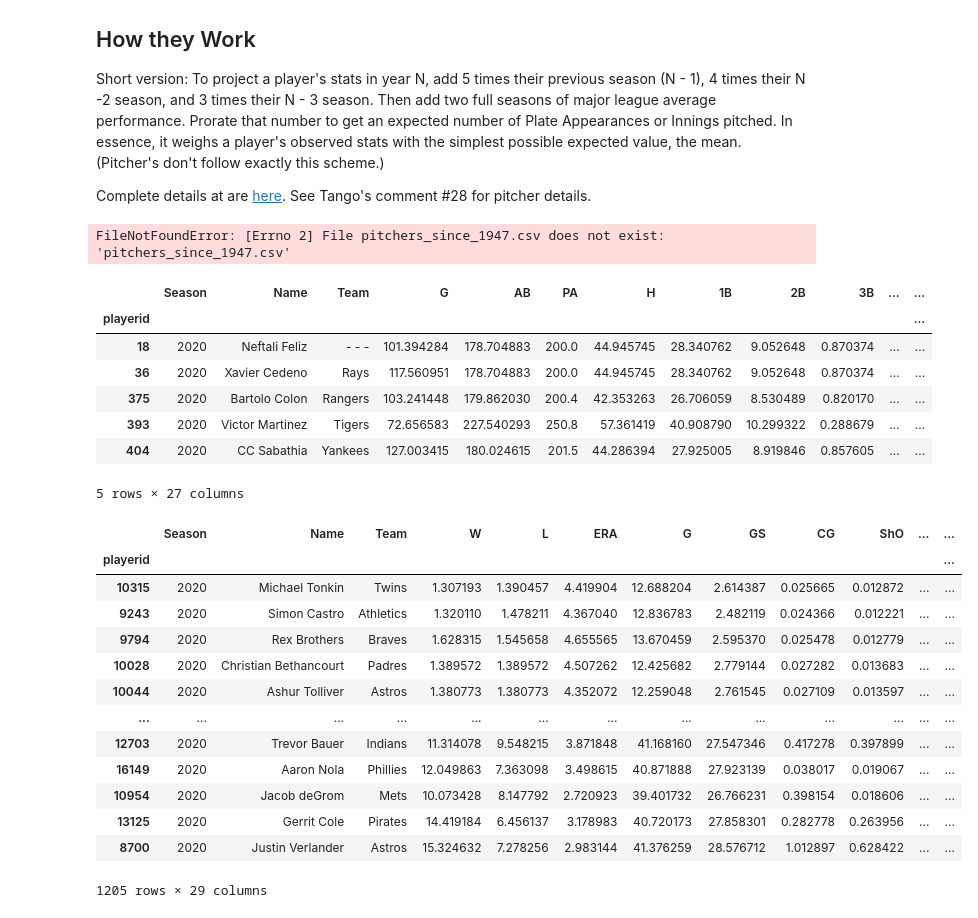
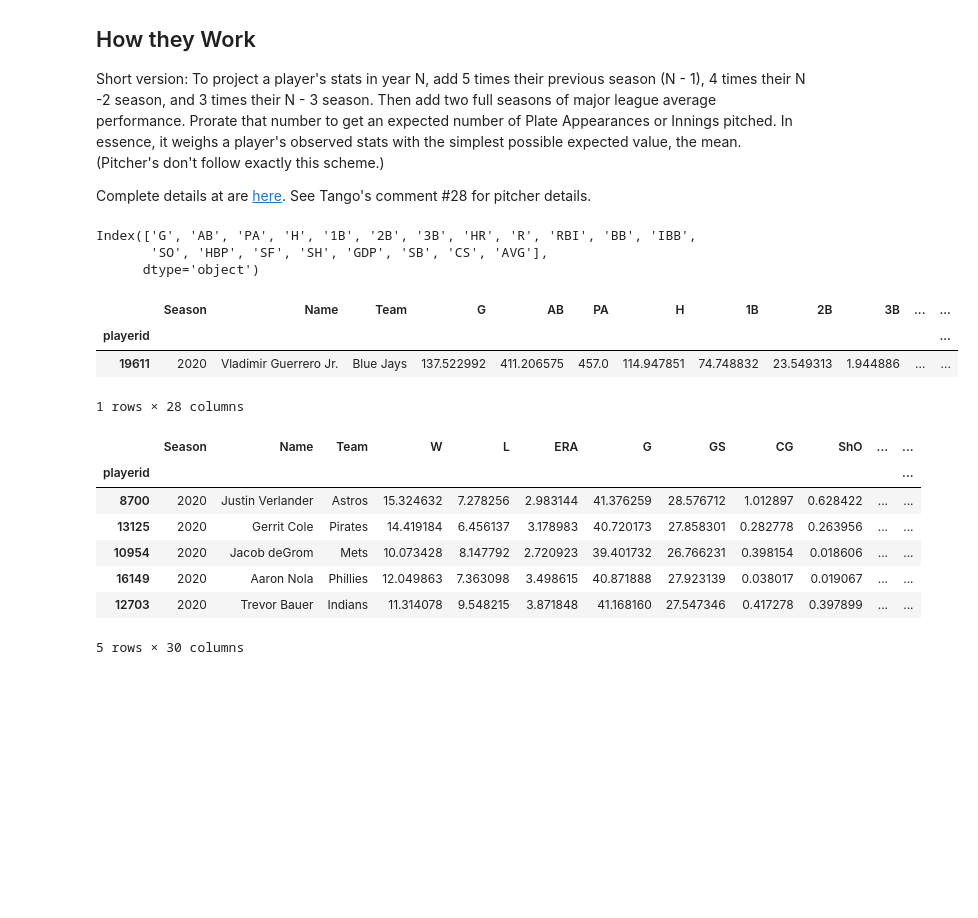
Before and after one commit to philosofool/phi_baseball, a Jupyter notebook: forecast/MarcelForcast.ipynb, the cells around one changed output. Cells and saved outputs as stored; diff of their text form; code cells hidden in the pictures; blank space fills up the shorter version.

Commit message:
Add age data csv; Update MarcelForcast.ipynb

```diff
--- a/forecast/MarcelForcast.ipynb
+++ b/forecast/MarcelForcast.ipynb
@@ -574,46 +588,47 @@ class MarcelForecaster:
         row[self.hit_good_stats] = row[self.hit_good_stats].apply(lambda x: x*(1+age_adj))
         row[self.hit_bad_stats] = row[self.hit_bad_stats].apply(lambda x: x*(1-age_adj))
         return row
-# %%
-marcel = MarcelForecaster('pitchers_since_1947.csv','hitters_since_1947.csv')
-marcel.hitter_stat_cols
-# %% [output]
-FileNotFoundError: [Errno 2] File pitchers_since_1947.csv does not exist: 'pitchers_since_1947.csv'
+# %%
+hitters = pd.read_csv('../data/hitters_since_1947.csv')
+pitchers = pd.read_csv('../data/pitchers_since_1947.csv')
+hitter_ages = pd.read_csv('../data/all_hitter_ages.csv')
+pitcher_ages = pd.read_csv('../data/all_pitcher_ages.csv')
+
+hitters = pd.merge(hitters, hitter_ages[['Season','playerid','Age']], how='left',on=['playerid','Season'])
+pitchers = pd.merge(pitchers, pitcher_ages[['Season','playerid','Age']], how='left',on=['playerid','Season'])
+# %%
+
+marcel = MarcelForecaster(pitchers,hitters,as_pandas=True)
+marcel.hitter_stat_cols
+# %% [output]
+Index(['G', 'AB', 'PA', 'H', '1B', '2B', '3B', 'HR', 'R', 'RBI', 'BB', 'IBB',
+       'SO', 'HBP', 'SF', 'SH', 'GDP', 'SB', 'CS', 'AVG'],
+      dtype='object')
 # %%
 #scaled_hitters = marcel._hit_step1(2020)
 hitters = marcel.project_hitters(2020)
 # %%
-prorating = marcel._hit_step4_prorating(2020).sort_values(by='PA')
-hitters.head()
+#prorating = marcel._hit_step4_prorating(2020).sort_values(by='PA')
+hitters[hitters['Name'].str.startswith('Vl')]
 # %% [output]
 |  | Season | Name | Team | G | AB | PA | H | 1B | 2B | 3B | ... | ... |
 | playerid |  |  |  |  |  |  |  |  |  |  |  | ... |
-| 18 | 2020 | Neftali Feliz | - - - | 101.394284 | 178.704883 | 200.0 | 44.945745 | 28.340762 | 9.052648 | 0.870374 | ... | ... |
-| 36 | 2020 | Xavier Cedeno | Rays | 117.560951 | 178.704883 | 200.0 | 44.945745 | 28.340762 | 9.052648 | 0.870374 | ... | ... |
-| 375 | 2020 | Bartolo Colon | Rangers | 103.241448 | 179.862030 | 200.4 | 42.353263 | 26.706059 | 8.530489 | 0.820170 | ... | ... |
-| 393 | 2020 | Victor Martinez | Tigers | 72.656583 | 227.540293 | 250.8 | 57.361419 | 40.908790 | 10.299322 | 0.288679 | ... | ... |
-| 404 | 2020 | CC Sabathia | Yankees | 127.003415 | 180.024615 | 201.5 | 44.286394 | 27.925005 | 8.919846 | 0.857605 | ... | ... |
+| 19611 | 2020 | Vladimir Guerrero Jr. | Blue Jays | 137.522992 | 411.206575 | 457.0 | 114.947851 | 74.748832 | 23.549313 | 1.944886 | ... | ... |
-5 rows × 27 columns
+1 rows × 28 columns
 # %%
 marcel.pitchers.columns
 pitchers = marcel.project_pitchers(2020)
 # %%
-pitchers.sort_values(by='IP')
+pitchers.sort_values(by='IP', ascending=False).head()
 # %% [output]
 |  | Season | Name | Team | W | L | ERA | G | GS | CG | ShO | ... | ... |
 | playerid |  |  |  |  |  |  |  |  |  |  |  | ... |
-| 10315 | 2020 | Michael Tonkin | Twins | 1.307193 | 1.390457 | 4.419904 | 12.688204 | 2.614387 | 0.025665 | 0.012872 | ... | ... |
-| 9243 | 2020 | Simon Castro | Athletics | 1.320110 | 1.478211 | 4.367040 | 12.836783 | 2.482119 | 0.024366 | 0.012221 | ... | ... |
-| 9794 | 2020 | Rex Brothers | Braves | 1.628315 | 1.545658 | 4.655565 | 13.670459 | 2.595370 | 0.025478 | 0.012779 | ... | ... |
-| 10028 | 2020 | Christian Bethancourt | Padres | 1.389572 | 1.389572 | 4.507262 | 12.425682 | 2.779144 | 0.027282 | 0.013683 | ... | ... |
-| 10044 | 2020 | Ashur Tolliver | Astros | 1.380773 | 1.380773 | 4.352072 | 12.259048 | 2.761545 | 0.027109 | 0.013597 | ... | ... |
-| ... | ... | ... | ... | ... | ... | ... | ... | ... | ... | ... | ... | ... |
+| 8700 | 2020 | Justin Verlander | Astros | 15.324632 | 7.278256 | 2.983144 | 41.376259 | 28.576712 | 1.012897 | 0.628422 | ... | ... |
+| 13125 | 2020 | Gerrit Cole | Pirates | 14.419184 | 6.456137 | 3.178983 | 40.720173 | 27.858301 | 0.282778 | 0.263956 | ... | ... |
+| 10954 | 2020 | Jacob deGrom | Mets | 10.073428 | 8.147792 | 2.720923 | 39.401732 | 26.766231 | 0.398154 | 0.018606 | ... | ... |
+| 16149 | 2020 | Aaron Nola | Phillies | 12.049863 | 7.363098 | 3.498615 | 40.871888 | 27.923139 | 0.038017 | 0.019067 | ... | ... |
 | 12703 | 2020 | Trevor Bauer | Indians | 11.314078 | 9.548215 | 3.871848 | 41.168160 | 27.547346 | 0.417278 | 0.397899 | ... | ... |
-| 16149 | 2020 | Aaron Nola | Phillies | 12.049863 | 7.363098 | 3.498615 | 40.871888 | 27.923139 | 0.038017 | 0.019067 | ... | ... |
-| 10954 | 2020 | Jacob deGrom | Mets | 10.073428 | 8.147792 | 2.720923 | 39.401732 | 26.766231 | 0.398154 | 0.018606 | ... | ... |
-| 13125 | 2020 | Gerrit Cole | Pirates | 14.419184 | 6.456137 | 3.178983 | 40.720173 | 27.858301 | 0.282778 | 0.263956 | ... | ... |
-| 8700 | 2020 | Justin Verlander | Astros | 15.324632 | 7.278256 | 2.983144 | 41.376259 | 28.576712 | 1.012897 | 0.628422 | ... | ... |
-1205 rows × 29 columns
+5 rows × 30 columns
 # %%
 marcel.expected_mean_pitcher(2020).to_dict()
 # %% [output]
```
Also changed, not shown: parts of 1 cell of this notebook, 2 other files.
